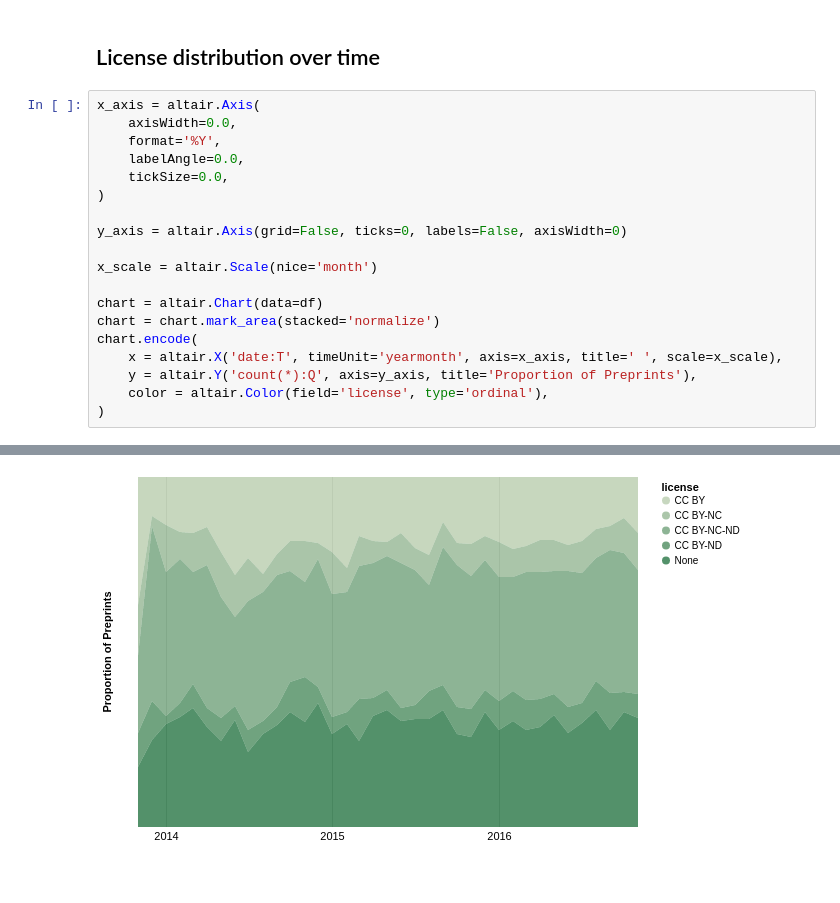
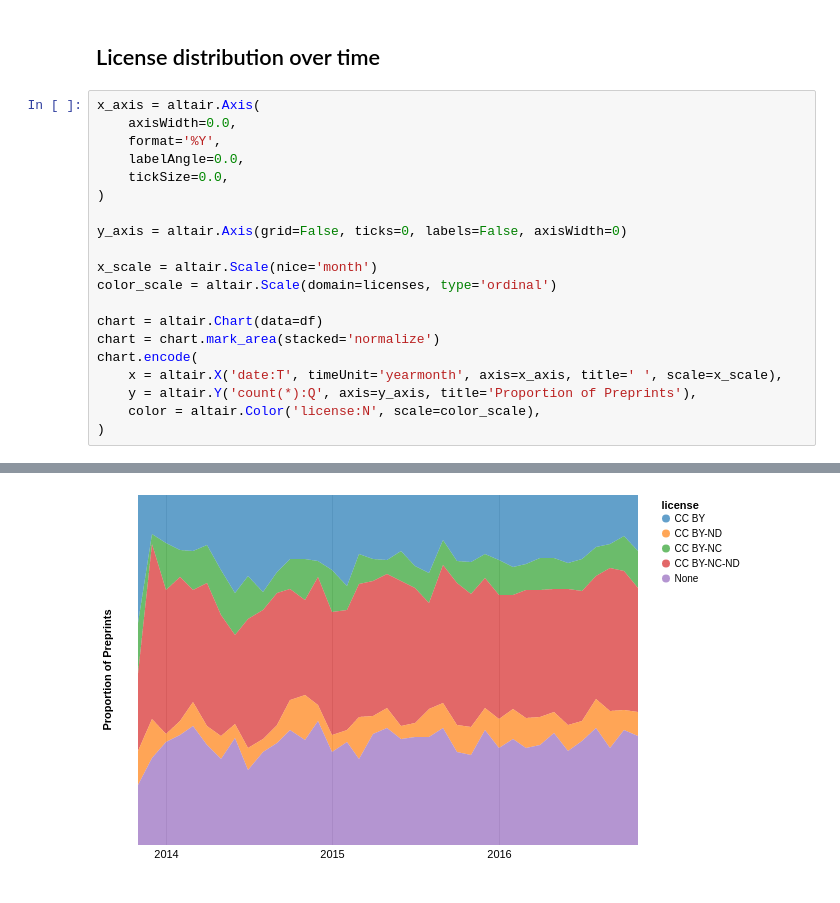
Before and after one commit to dhimmel/biorxiv-licenses, a Jupyter notebook: 1.analysis.ipynb, the cells around one changed output, grey strips where cells are left out. Drawn from its saved outputs; the diff is of its cells as text.

Commit message:
Attempt to order licenses in altair viz
Workaround for color ordering https://github.com/altair-viz/altair/issues/245 is
imperfect.

```diff
--- a/1.analysis.ipynb
+++ b/1.analysis.ipynb
@@ -33,22 +33,23 @@ Name: license, dtype: float64
 # %%
 x_axis = altair.Axis(
     axisWidth=0.0,
     format='%Y',
     labelAngle=0.0,
     tickSize=0.0,
 )
 
 y_axis = altair.Axis(grid=False, ticks=0, labels=False, axisWidth=0)
 
 x_scale = altair.Scale(nice='month')
+color_scale = altair.Scale(domain=licenses, type='ordinal')
 
 chart = altair.Chart(data=df)
 chart = chart.mark_area(stacked='normalize')
 chart.encode(
     x = altair.X('date:T', timeUnit='yearmonth', axis=x_axis, title=' ', scale=x_scale),
     y = altair.Y('count(*):Q', axis=y_axis, title='Proportion of Preprints'),
-    color = altair.Color(field='license', type='ordinal'),
+    color = altair.Color('license:N', scale=color_scale),
 )
 # %% [output]
 [interactive output not drawn]
-[figure, old version]
+[figure, new version]
```
